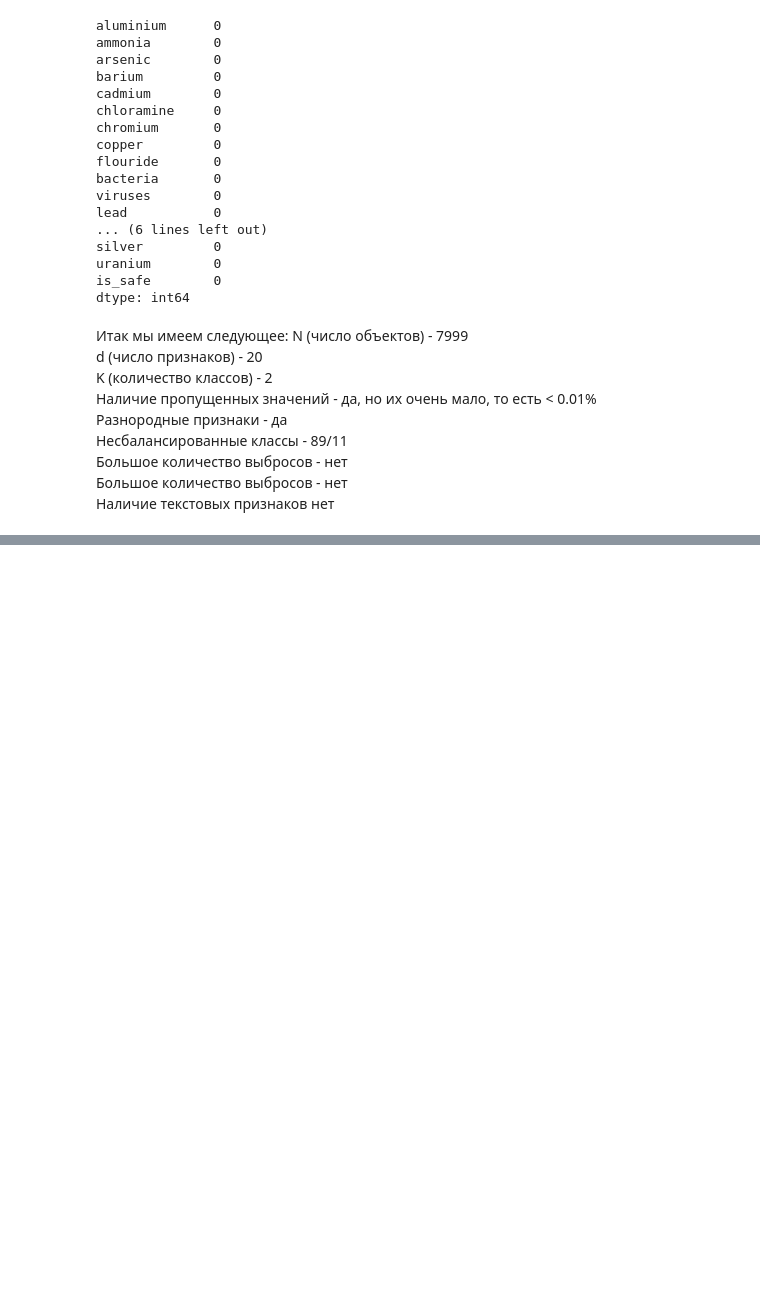
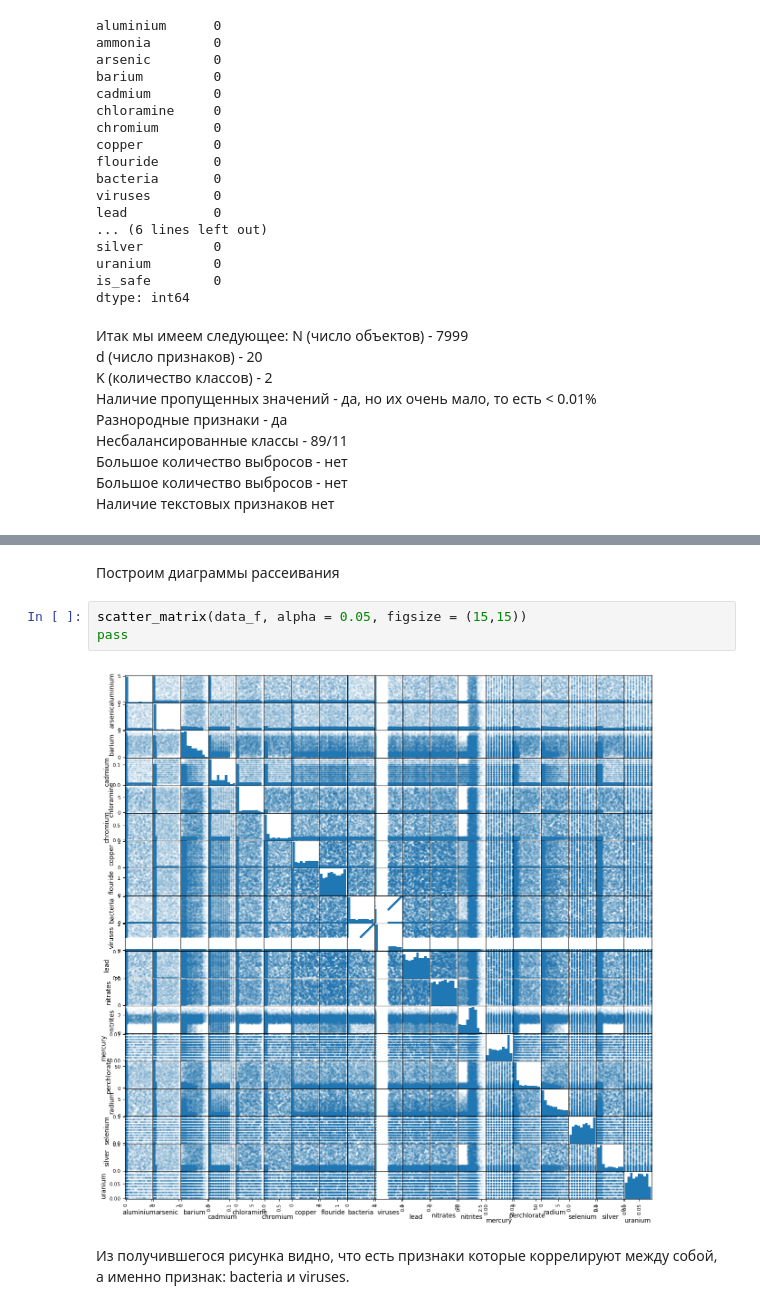
Before and after one commit to Dron228/ML, a Jupyter notebook: lab_ML.ipynb, the cells around one changed output, grey strips where cells are left out. Saved outputs shown, nothing was run; the diff lists cells and outputs as text; blank space fills up the shorter version.

```diff
--- a/lab_ML.ipynb
+++ b/lab_ML.ipynb
@@ -117,0 +158,9 @@ dtype: int64
+# %% [markdown]
+Построим диаграммы рассеивания
+# %%
+scatter_matrix(data_f, alpha = 0.05, figsize = (15,15))
+pass
+# %% [output]
+[figure, added]
+# %% [markdown]
+Из получившегося рисунка видно, что есть признаки которые коррелируют между собой, а именно признак: bacteria и viruses.
```
Also changed, not shown: parts of 33 cells of this notebook.
